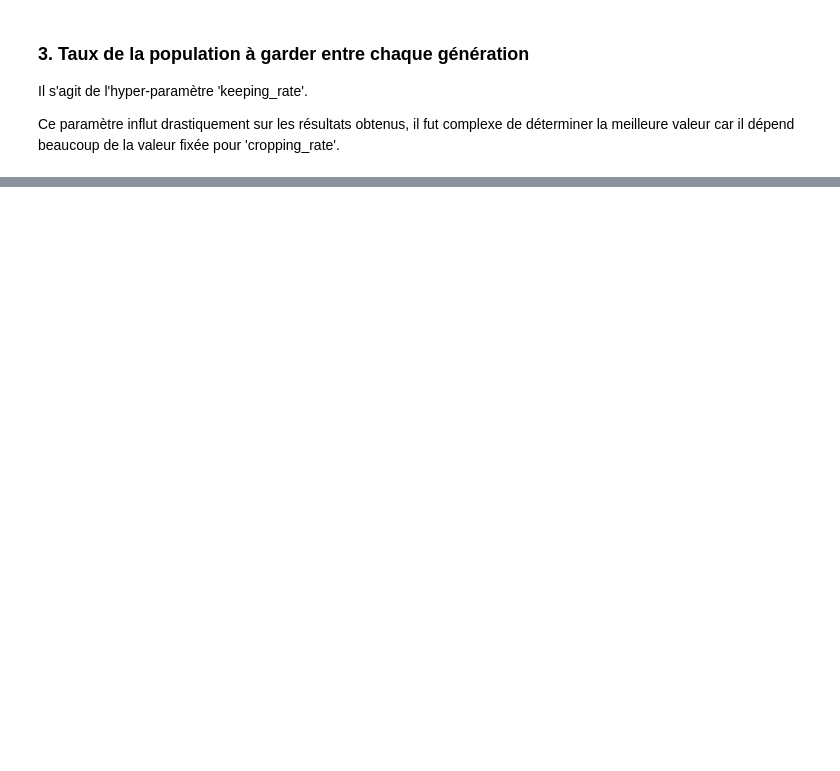
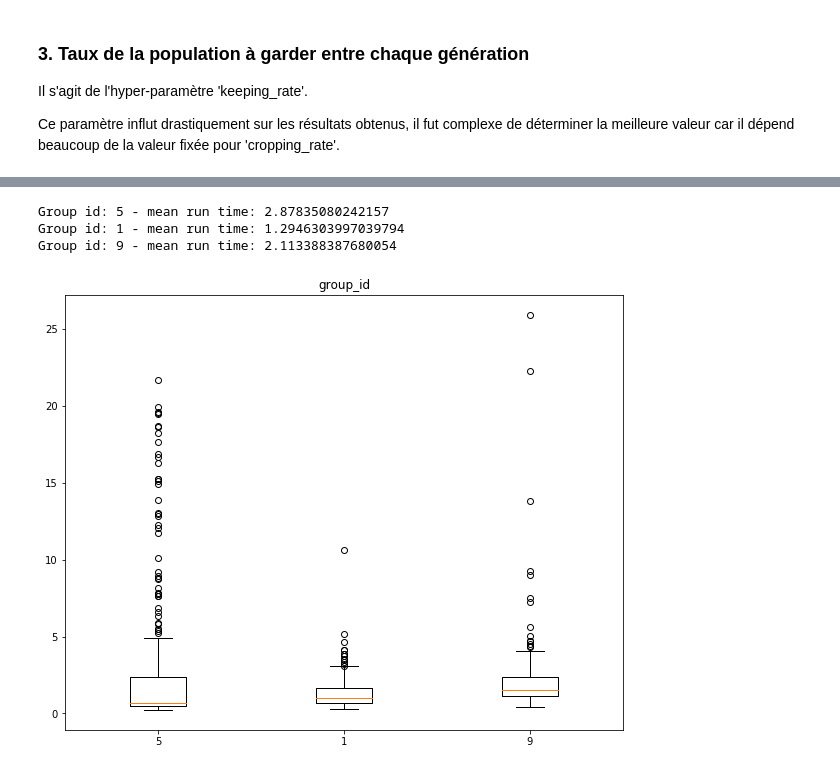
Before and after one commit to ThomasRanvier/password_ga, a Jupyter notebook: ranvier_desilets.ipynb, the cells around one changed output, grey strips where cells are left out. Cells and saved outputs as stored; diff of their text form; code cells hidden in the pictures; blank space fills up the shorter version.

```diff
--- a/ranvier_desilets.ipynb
+++ b/ranvier_desilets.ipynb
@@ -658,7 +653,7 @@ group_id = 1
 x = 50
 seeds = [i + 1 for i in range(x)]
 
-mutation_rates = [.005, .01, .015, .02, .025, .03, .05, .075, .1, .15]
+mutation_rates = [.01, .015, .02, .025, .03, .035]
 run_times = []
 
 for mut in mutation_rates:
@@ -686,0 +688,23 @@ plt.show()
+# %%
+groups_id = [5, 1, 9]
+x = 250
+seeds = [i + 1 for i in range(x)]
+
+run_times = []
+
+for group_id in groups_id:
+    ga = GA(group_id = group_id)
+    ga.run_x_times(x, seeds = seeds)
+    run_times.append(ga.run_times)
+    print('Group id:', group_id, '- mean run time:', np.mean(ga.run_times))
+
+fig, ax = plt.subplots(figsize=(10, 8))
+ax.set_title('group_id')
+ax.boxplot(run_times)
+ax.set_xticklabels(groups_id)
+plt.show()
+# %% [output]
+Group id: 5 - mean run time: 2.87835080242157
+Group id: 1 - mean run time: 1.2946303997039794
+Group id: 9 - mean run time: 2.113388387680054
+[figure, added]
```
Also changed, not shown: parts of 16 cells of this notebook.
